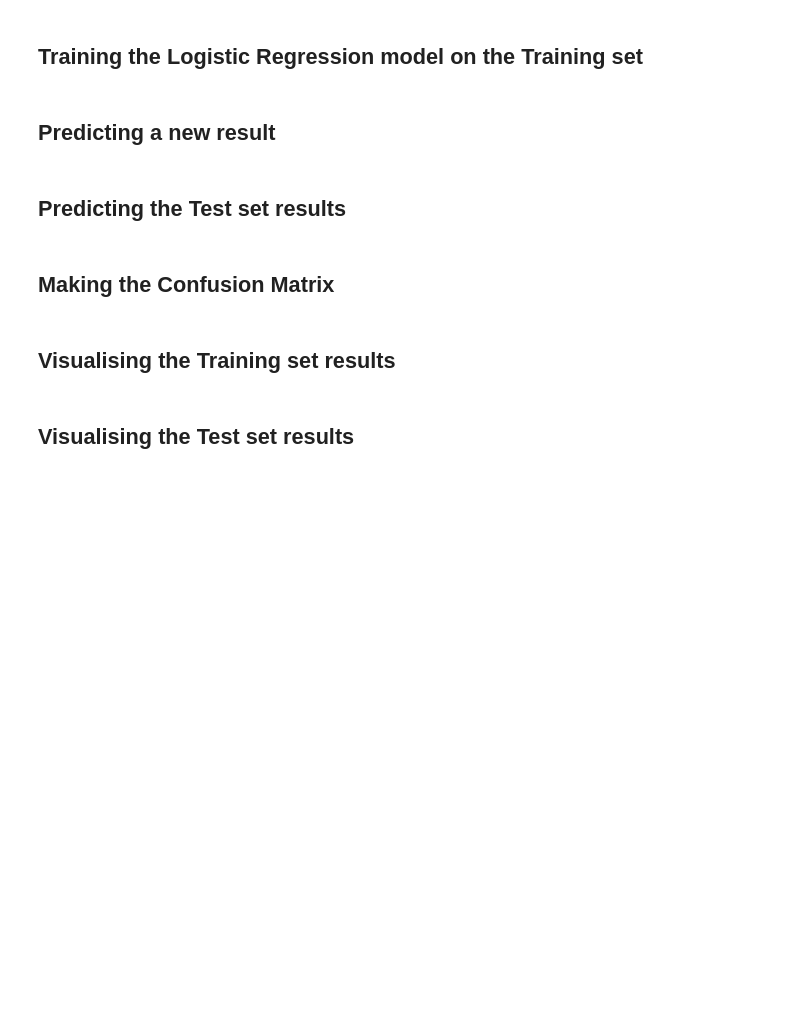
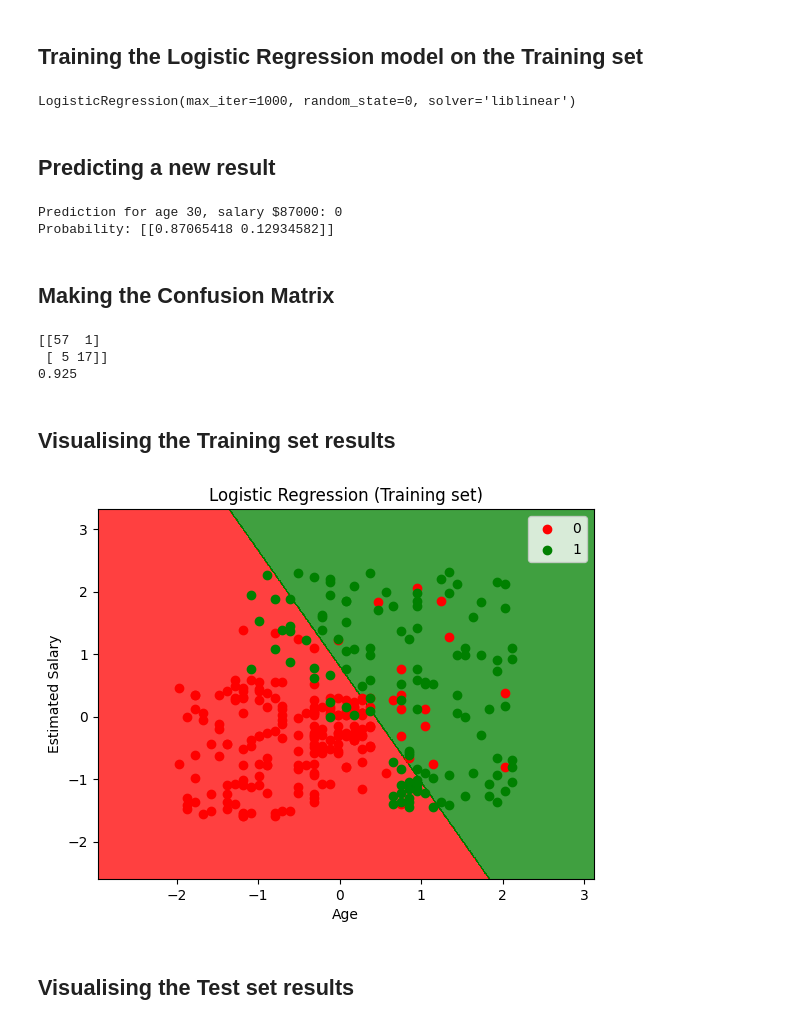
Before and after one commit to MRH-Romit/Practicing-Machine-Learning-, a Jupyter notebook: Classification's model/Logistic Regression Analysis/logistic_regression.ipynb, the cells around one changed output. Saved outputs shown, nothing was run; the diff lists cells and outputs as text; code cells hidden in the pictures; blank space fills up the shorter version.

```diff
--- a/Classification's model/Logistic Regression Analysis/logistic_regression.ipynb
+++ b/Classification's model/Logistic Regression Analysis/logistic_regression.ipynb
@@ -91,12 +75,64 @@ print(X_test)
 # %% [markdown]
 ## Training the Logistic Regression model on the Training set
+# %%
+from sklearn.linear_model import LogisticRegression
+classifier = LogisticRegression(random_state=0, max_iter=1000, solver='liblinear')
+classifier.fit(X_train, y_train)
+# %% [output]
+LogisticRegression(max_iter=1000, random_state=0, solver='liblinear')
 # %% [markdown]
 ## Predicting a new result
-# %% [markdown]
-## Predicting the Test set results
+# %%
+# Predict a specific sample (age 30, salary $87000)
+new_prediction = classifier.predict(sc.transform([[30,87000]]))
+print(f"Prediction for age 30, salary $87000: {new_prediction[0]}")
+print(f"Probability: {classifier.predict_proba(sc.transform([[30,87000]]))}")
+# %% [output]
+Prediction for age 30, salary $87000: 0
+Probability: [[0.87065418 0.12934582]]
 # %% [markdown]
 ## Making the Confusion Matrix
+# %%
+# Predict test set results
+y_pred = classifier.predict(X_test)
+
+# Create confusion matrix
+from sklearn.metrics import confusion_matrix, accuracy_score, classification_report
+cm = confusion_matrix(y_test, y_pred)
+print("Confusion Matrix:")
+print(cm)
+
+# Calculate and display accuracy
+accuracy = accuracy_score(y_test, y_pred)
+print(f"Accuracy: {accuracy:.4f} ({accuracy*100:.2f}%)")
+
+# Display detailed classification report
+print("\nClassification Report:")
+print(classification_report(y_test, y_pred))
+# %% [output]
+[[57  1]
+ [ 5 17]]
+0.925
 # %% [markdown]
 ## Visualising the Training set results
+# %%
+from matplotlib.colors import ListedColormap
+X_set, y_set = X_train, y_train
+X1, X2 = np.meshgrid(np.arange(start = X_set[:, 0].min() - 1, stop = X_set[:, 0].max() + 1, step = 0.01),
+                     np.arange(start = X_set[:, 1].min() - 1, stop = X_set[:, 1].max() + 1, step = 0.01))
+plt.contourf(X1, X2, classifier.predict(np.array([X1.ravel(), X2.ravel()]).T).reshape(X1.shape),
+             alpha = 0.75, cmap = ListedColormap(('red', 'green')))
+plt.xlim(X1.min(), X1.max())
+plt.ylim(X2.min(), X2.max())
+for i, j in enumerate(np.unique(y_set)):
+    plt.scatter(X_set[y_set == j, 0], X_set[y_set == j, 1],
+                c = ListedColormap(('red', 'green'))(i), label = j)
+plt.title('Logistic Regression (Training set)')
+plt.xlabel('Age')
+plt.ylabel('Estimated Salary')
+plt.legend()
+plt.show()
+# %% [output]
+[figure, added]
 # %% [markdown]
 ## Visualising the Test set results
```
Also changed, not shown: parts of 4 cells of this notebook.
